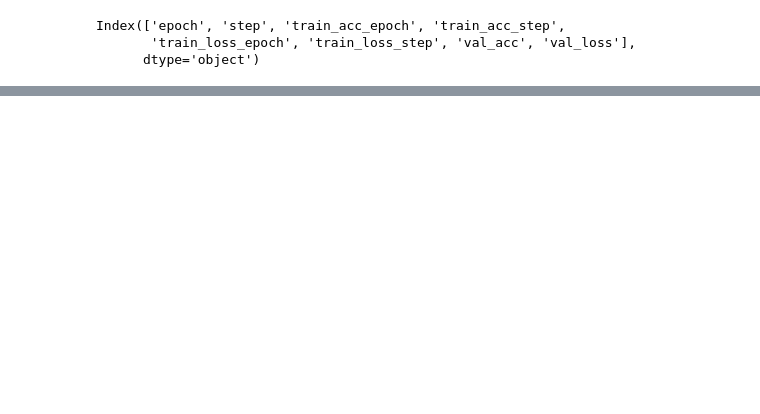
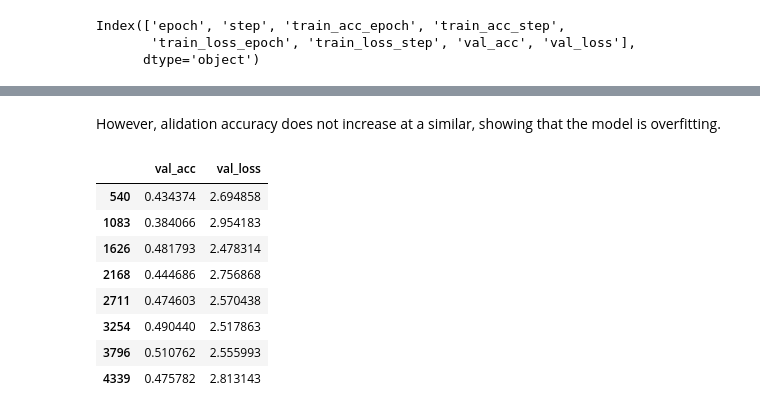
Before and after one commit to quercia-dev/birdclef2025, a Jupyter notebook: 04_Analytics.ipynb, the cells around one changed output, grey strips where cells are left out. Saved outputs shown, nothing was run; the diff lists cells and outputs as text; code cells hidden in the pictures; blank space fills up the shorter version.

```diff
--- a/04_Analytics.ipynb
+++ b/04_Analytics.ipynb
@@ -29,3 +27,17 @@ dtype: int64
+# %% [markdown]
+However, alidation accuracy does not increase at a similar, showing that the model is overfitting.
+# %%
+df[['val_acc', 'val_loss']].dropna()
+# %% [output]
+|  | val_acc | val_loss |
+| 540 | 0.434374 | 2.694858 |
+| 1083 | 0.384066 | 2.954183 |
+| 1626 | 0.481793 | 2.478314 |
+| 2168 | 0.444686 | 2.756868 |
+| 2711 | 0.474603 | 2.570438 |
+| 3254 | 0.490440 | 2.517863 |
+| 3796 | 0.510762 | 2.555993 |
+| 4339 | 0.475782 | 2.813143 |
 # %%
 import matplotlib.pyplot as plt
 
```
Also changed, not shown: parts of 6 cells of this notebook, 1 other file.
